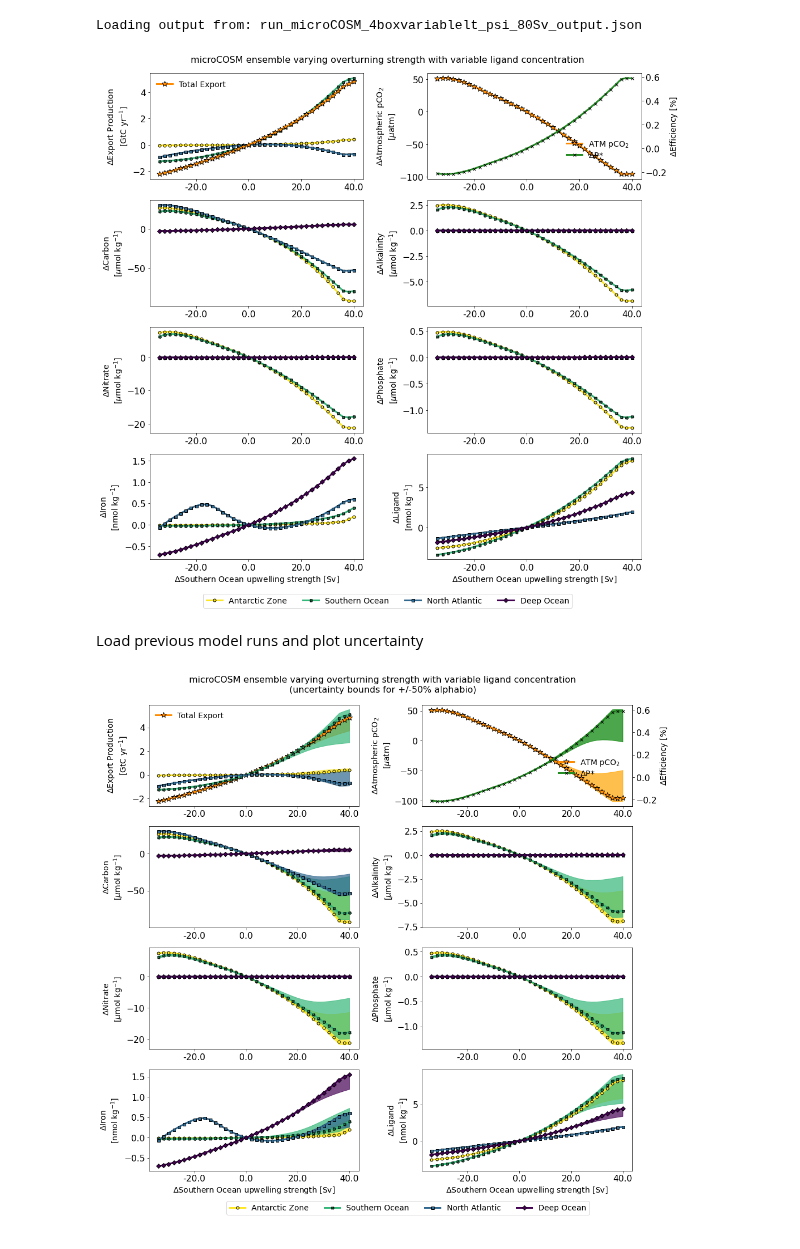
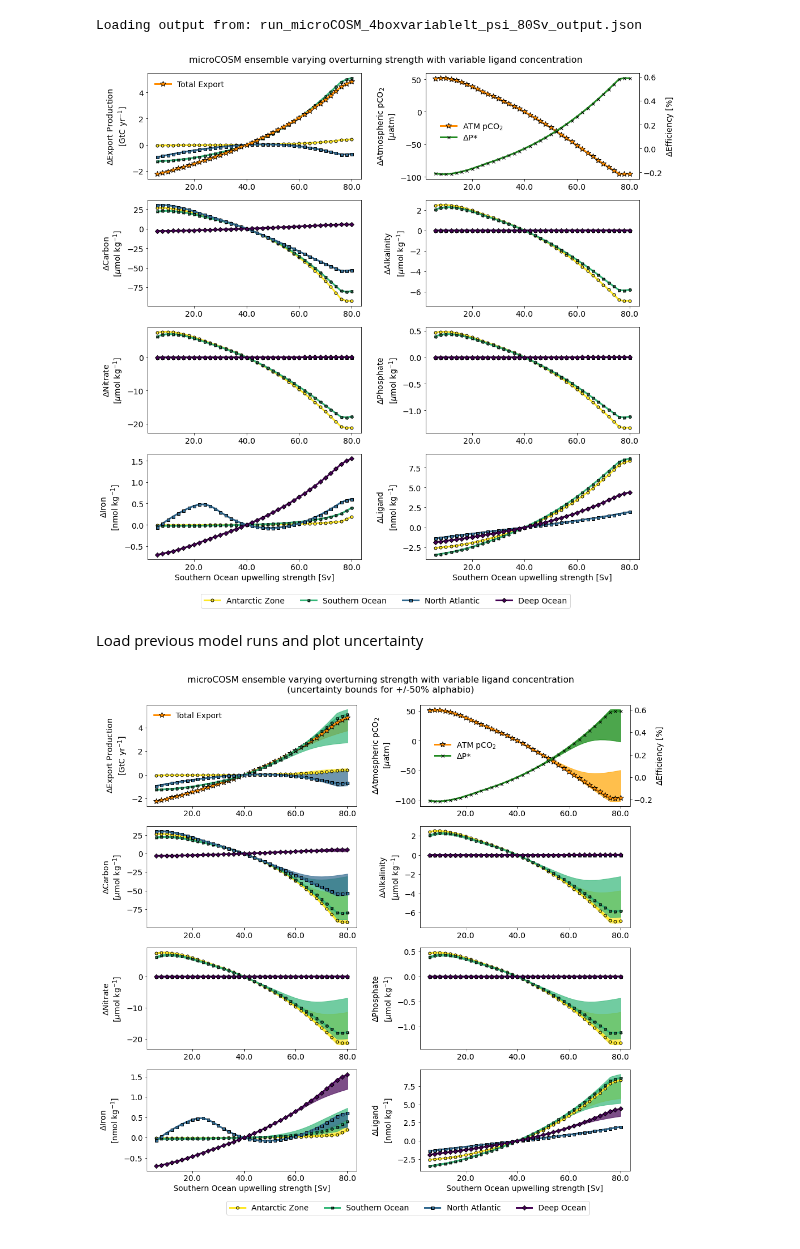
Before and after one commit to seamanticscience/microCOSM, a Jupyter notebook: run_microCOSM_psiensemble_4box.ipynb, the cells around one changed output. Drawn from its saved outputs; the diff is of its cells as text; code cells hidden in the pictures.

```diff
--- a/run_microCOSM_psiensemble_4box.ipynb
+++ b/run_microCOSM_psiensemble_4box.ipynb
@@ -1165,7 +1165,7 @@ mycm = plt.cm.get_cmap("viridis_r")
 
 for ii, name in enumerate({n: names[n] for n in ["AA", "SO", "NA"] if n in names}):
     f3ax[0, 0].plot(
-        ensemble2_anomaly["psi"].iloc[3:]* 1e-6,
+        ensemble2_output["psi"].iloc[3:] * 1e-6,
         ensemble2_anomaly["export" + name.lower()].iloc[3:],
         linewidth       = 3,
         marker          = markers[name][0],
@@ -1174,7 +1174,7 @@ for ii, name in enumerate({n: names[n] for n in ["AA", "SO", "NA"] if n in names
         color           = mycm(ii / (len(names) - 1)),
     )
 f3ax[0, 0].plot(
-    ensemble2_anomaly["psi"].iloc[3:]* 1e-6,
+    ensemble2_output["psi"].iloc[3:] * 1e-6,
     ensemble2_anomaly["tot_export"].iloc[3:],
     linewidth       = 3,
     markersize      = 10,
@@ -1188,7 +1188,7 @@ f3ax[0, 0].xaxis.set_major_formatter(FormatStrFormatter("%.1f"))
 f3ax[0, 0].set_ylabel("$\Delta$Export Production\n[GtC yr$^{-1}$]", fontsize=14)
 
 f3ax[0, 1].plot(
-    ensemble2_anomaly["psi"].iloc[3:]* 1e-6,
+    ensemble2_output["psi"].iloc[3:] * 1e-6,
     ensemble2_anomaly["atmpco2"].iloc[3:],
     linewidth       = 3,
     markersize      = 10,
@@ -1200,7 +1200,7 @@ f3ax[0, 1].plot(
 f3ax[0, 1].legend(
     loc            = "upper left",
     bbox_transform = f3.transFigure,
-    bbox_to_anchor = (0.77, 0.85),
+    bbox_to_anchor = (0.575, 0.88),
     fontsize       = 14,
     frameon        = False,
 )
@@ -1208,7 +1208,7 @@ f3ax[0, 1].xaxis.set_major_formatter(FormatStrFormatter("%.1f"))
 f3ax[0, 1].set_ylabel("$\Delta$Atmospheric pCO$_2$\n[$\mu$atm]", fontsize=14)
 f3ax01b = f3ax[0, 1].twinx()
 f3ax01b.plot(
-    ensemble2_anomaly["psi"].iloc[3:]* 1e-6,
+    ensemble2_output["psi"].iloc[3:] * 1e-6,
     ensemble2_anomaly["pstar"].iloc[3:],
     linewidth       = 3,
     markersize      = 5,
@@ -1220,7 +1220,7 @@ f3ax01b.plot(
 f3ax01b.legend(
     loc="upper left",
     bbox_transform = f3.transFigure,
-    bbox_to_anchor = (0.77, 0.83),
+    bbox_to_anchor = (0.575, 0.86),
     fontsize       = 14,
     frameon        = False,
 )
@@ -1228,7 +1228,7 @@ f3ax01b.set_ylabel("$\Delta$Efficiency [%]", fontsize=14)
 
 for ii, name in enumerate(names):
     f3ax[1, 0].plot(
-        ensemble2_anomaly["psi"].iloc[3:]* 1e-6,
+        ensemble2_output["psi"].iloc[3:] * 1e-6,
         ensemble2_anomaly["c" + name.lower()].iloc[3:],
         linewidth       = 3,
         marker          = markers[name][0],
@@ -1242,7 +1242,7 @@ f3ax[1, 0].set_ylabel("$\Delta$Carbon\n[$\mu$mol kg$^{-1}$]", fontsize=14)
 
 for ii, name in enumerate(names):
     f3ax[1, 1].plot(
-        ensemble2_anomaly["psi"].iloc[3:]* 1e-6,
+        ensemble2_output["psi"].iloc[3:] * 1e-6,
         ensemble2_anomaly["a" + name.lower()].iloc[3:],
         linewidth       = 3,
         marker          = markers[name][0],
@@ -1256,7 +1256,7 @@ f3ax[1, 1].set_ylabel("$\Delta$Alkalinity\n[$\mu$mol kg$^{-1}$]", fontsize=14)
 
 for ii, name in enumerate(names):
     f3ax[2, 0].plot(
-        ensemble2_anomaly["psi"].iloc[3:]* 1e-6,
+        ensemble2_output["psi"].iloc[3:] * 1e-6,
         ensemble2_anomaly["n" + name.lower()].iloc[3:],
         linewidth       = 3,
         marker          = markers[name][0],
@@ -1270,7 +1270,7 @@ f3ax[2, 0].set_ylabel("$\Delta$Nitrate\n[$\mu$mol kg$^{-1}$]", fontsize=14)
 
 for ii, name in enumerate(names):
     f3ax[2, 1].plot(
-        ensemble2_anomaly["psi"].iloc[3:]* 1e-6,
+        ensemble2_output["psi"].iloc[3:] * 1e-6,
         ensemble2_anomaly["p" + name.lower()].iloc[3:],
         linewidth       = 3,
         marker          = markers[name][0],
@@ -1284,7 +1284,7 @@ f3ax[2, 1].set_ylabel("$\Delta$Phosphate\n[$\mu$mol kg$^{-1}$]", fontsize=14)
 
 for ii, name in enumerate(names):
     f3ax[3, 0].plot(
-        ensemble2_anomaly["psi"].iloc[3:]* 1e-6,
+        ensemble2_output["psi"].iloc[3:] * 1e-6,
         ensemble2_anomaly["f" + name.lower()].iloc[3:],
         linewidth       = 3,
         marker          = markers[name][0],
@@ -1295,11 +1295,11 @@ for ii, name in enumerate(names):
     )
 f3ax[3, 0].xaxis.set_major_formatter(FormatStrFormatter("%.1f"))
 f3ax[3, 0].set_ylabel("$\Delta$Iron\n[nmol kg$^{-1}$]", fontsize=14)
-f3ax[3, 0].set_xlabel("$\Delta$Southern Ocean upwelling strength [Sv]", fontsize=14)
+f3ax[3, 0].set_xlabel("Southern Ocean upwelling strength [Sv]", fontsize=14)
 
 for ii, name in enumerate(names):
     f3ax[3, 1].plot(
-        ensemble2_anomaly["psi"].iloc[3:]* 1e-6,
+        ensemble2_output["psi"].iloc[3:] * 1e-6,
         ensemble2_anomaly["l" + name.lower()].iloc[3:],
         linewidth       = 3,
         marker          = markers[name][0],
@@ -1310,37 +1310,37 @@ for ii, name in enumerate(names):
     )
 f3ax[3, 1].xaxis.set_major_formatter(FormatStrFormatter("%.1f"))
 f3ax[3, 1].set_ylabel("$\Delta$Ligand\n[nmol kg$^{-1}$]", fontsize=14)
-f3ax[3, 1].set_xlabel("$\Delta$Southern Ocean upwelling strength [Sv]", fontsize=14)
+f3ax[3, 1].set_xlabel("Southern Ocean upwelling strength [Sv]", fontsize=14)
 
 plt.suptitle(
     "microCOSM ensemble varying overturning strength with variable ligand concentration",
     fontsize=16,
 )
 
 # Add global box legend at the bottom
 f3ax[1, 0].legend(
     bbox_transform = f3.transFigure,
     bbox_to_anchor = (0.5, 0.055),
     fontsize       = 14,
     ncol           = len(ensemble2_input.iloc[0]["dz"]),
     frameon        = True,
     loc            = "center",
 )
 
 # Can adjust the subplot size
 plt.subplots_adjust(wspace=0.3, top=0.95)
 plt.show()
 
 # save the graph
 f3.savefig(
     "microCOSM_{0}_ensemble_psi_{1:.0f}Sv.pdf".format(fnadd,psi_max),
     facecolor   = f3.get_facecolor(),
     edgecolor   = "none",
     bbox_inches = "tight",
 )
 plt.close()
 # %% [output]
-[figure, old version]
+[figure, new version]
 # %% [markdown]
 Load previous model runs and plot uncertainty
 # %%
@@ -1367,7 +1367,7 @@ mycm = plt.cm.get_cmap("viridis_r")
 alpha = 0.7
 
 f4ax[0, 0].plot(
-    ensemble2_anomaly["psi"].iloc[3:]* 1e-6,
+    ensemble2_output["psi"].iloc[3:] * 1e-6,
     ensemble2_anomaly["tot_export"].iloc[3:],
     linewidth       = 3,
     markersize      = 10,
@@ -1377,7 +1377,7 @@ f4ax[0, 0].plot(
     label           = "Total Export",
 )
 f4ax[0, 0].fill_between(
-    ensemble2_anomaly["psi"].iloc[3:]* 1e-6,
+    ensemble2_output["psi"].iloc[3:] * 1e-6,
     ensemble2_deca_anomaly["tot_export"].iloc[3:],
     ensemble2_inca_anomaly["tot_export"].iloc[3:],
     alpha = alpha,
@@ -1385,7 +1385,7 @@ f4ax[0, 0].fill_between(
 )
 for ii, name in enumerate({n: names[n] for n in ["AA", "SO", "NA"] if n in names}):
     f4ax[0, 0].plot(
-        ensemble2_anomaly["psi"].iloc[3:]* 1e-6,
+        ensemble2_output["psi"].iloc[3:] * 1e-6,
         ensemble2_anomaly["export" + name.lower()].iloc[3:],
         linewidth       = 3,
         marker          = markers[name][0],
@@ -1394,7 +1394,7 @@ for ii, name in enumerate({n: names[n] for n in ["AA", "SO", "NA"] if n in names
         color           = mycm(ii / (len(names) - 1)),
     )
     f4ax[0, 0].fill_between(
-        ensemble2_anomaly["psi"].iloc[3:]* 1e-6,
+        ensemble2_output["psi"].iloc[3:] * 1e-6,
         ensemble2_deca_anomaly["export" + name.lower()].iloc[3:],
         ensemble2_inca_anomaly["export" + name.lower()].iloc[3:],
         alpha = alpha,
@@ -1405,7 +1405,7 @@ f4ax[0, 0].xaxis.set_major_formatter(FormatStrFormatter("%.1f"))
 f4ax[0, 0].set_ylabel("$\Delta$Export Production\n[GtC yr$^{-1}$]", fontsize=14)
 
 f4ax[0, 1].plot(
-    ensemble2_anomaly["psi"].iloc[3:]* 1e-6,
+    ensemble2_output["psi"].iloc[3:] * 1e-6,
     ensemble2_anomaly["atmpco2"].iloc[3:],
     linewidth       = 3,
     markersize      = 10,
@@ -1415,7 +1415,7 @@ f4ax[0, 1].plot(
     label           = "ATM pCO$_2$",
 )
 f4ax[0, 1].fill_between(
-    ensemble2_anomaly["psi"].iloc[3:]* 1e-6,
+    ensemble2_output["psi"].iloc[3:] * 1e-6,
     ensemble2_deca_anomaly["atmpco2"].iloc[3:],
     ensemble2_inca_anomaly["atmpco2"].iloc[3:],
     alpha = alpha,
@@ -1423,7 +1423,7 @@ f4ax[0, 1].fill_between(
 )
 f4ax[0, 1].legend(
     bbox_transform = f4.transFigure,
-    bbox_to_anchor = (0.77, 0.85),
+    bbox_to_anchor = (0.575, 0.88),
     fontsize       = 14,
     frameon        = False,
     loc            = "upper left",
@@ -1432,7 +1432,7 @@ f4ax[0, 1].xaxis.set_major_formatter(FormatStrFormatter("%.1f"))
 f4ax[0, 1].set_ylabel("$\Delta$Atmospheric pCO$_2$\n[$\mu$atm]", fontsize=14)
 f4ax01b = f4ax[0, 1].twinx()
 f4ax01b.plot(
-    ensemble2_anomaly["psi"].iloc[3:]* 1e-6,
+    ensemble2_output["psi"].iloc[3:] * 1e-6,
     ensemble2_anomaly["pstar"].iloc[3:],
     linewidth       = 3,
     markersize      = 5,
@@ -1442,7 +1442,7 @@ f4ax01b.plot(
     label           = "$\Delta$P*",
 )
 f4ax01b.fill_between(
-    ensemble2_anomaly["psi"].iloc[3:]* 1e-6,
+    ensemble2_output["psi"].iloc[3:] * 1e-6,
     ensemble2_deca_anomaly["pstar"].iloc[3:],
     ensemble2_inca_anomaly["pstar"].iloc[3:],
     alpha = alpha,
@@ -1450,7 +1450,7 @@ f4ax01b.fill_between(
 )
 f4ax01b.legend(
     bbox_transform = f4.transFigure,
-    bbox_to_anchor = (0.77, 0.83),
+    bbox_to_anchor = (0.575, 0.86),
     fontsize       = 14,
     frameon        = False,
     loc            = "upper left",
@@ -1459,7 +1459,7 @@ f4ax01b.set_ylabel("$\Delta$Efficiency [%]", fontsize=14)
 
 for ii, name in enumerate(names):
     f4ax[1, 0].plot(
-        ensemble2_anomaly["psi"].iloc[3:]* 1e-6,
+        ensemble2_output["psi"].iloc[3:] * 1e-6,
         ensemble2_anomaly["c" + name.lower()].iloc[3:],
         linewidth       = 3,
         marker          = markers[name][0],
@@ -1469,7 +1469,7 @@ for ii, name in enumerate(names):
         label           = names[name],
     )
     f4ax[1, 0].fill_between(
-        ensemble2_anomaly["psi"].iloc[3:]* 1e-6,
+        ensemble2_output["psi"].iloc[3:] * 1e-6,
         ensemble2_deca_anomaly["c" + name.lower()].iloc[3:],
         ensemble2_inca_anomaly["c" + name.lower()].iloc[3:],
         alpha = alpha,
@@ -1480,7 +1480,7 @@ f4ax[1, 0].set_ylabel("$\Delta$Carbon\n[$\mu$mol kg$^{-1}$]", fontsize=14)
 
 for ii, name in enumerate(names):
     f4ax[1, 1].plot(
-        ensemble2_anomaly["psi"].iloc[3:]* 1e-6,
+        ensemble2_output["psi"].iloc[3:] * 1e-6,
         ensemble2_anomaly["a" + name.lower()].iloc[3:],
         linewidth       = 3,
         marker          = markers[name][0],
@@ -1490,7 +1490,7 @@ for ii, name in enumerate(names):
         label           = names[name],
     )
     f4ax[1, 1].fill_between(
-        ensemble2_anomaly["psi"].iloc[3:]* 1e-6,
+        ensemble2_output["psi"].iloc[3:] * 1e-6,
         ensemble2_deca_anomaly["a" + name.lower()].iloc[3:],
         ensemble2_inca_anomaly["a" + name.lower()].iloc[3:],
         alpha = alpha,
@@ -1501,7 +1501,7 @@ f4ax[1, 1].set_ylabel("$\Delta$Alkalinity\n[$\mu$mol kg$^{-1}$]", fontsize=14)
 
 for ii, name in enumerate(names):
     f4ax[2, 0].plot(
-        ensemble2_anomaly["psi"].iloc[3:]* 1e-6,
+        ensemble2_output["psi"].iloc[3:] * 1e-6,
         ensemble2_anomaly["n" + name.lower()].iloc[3:],
         linewidth       = 3,
         marker          = markers[name][0],
@@ -1511,7 +1511,7 @@ for ii, name in enumerate(names):
         label           = names[name],
     )
     f4ax[2, 0].fill_between(
-        ensemble2_anomaly["psi"].iloc[3:]* 1e-6,
+        ensemble2_output["psi"].iloc[3:] * 1e-6,
         ensemble2_deca_anomaly["n" + name.lower()].iloc[3:],
         ensemble2_inca_anomaly["n" + name.lower()].iloc[3:],
         alpha = alpha,
@@ -1522,7 +1522,7 @@ f4ax[2, 0].set_ylabel("$\Delta$Nitrate\n[$\mu$mol kg$^{-1}$]", fontsize=14)
 
 for ii, name in enumerate(names):
     f4ax[2, 1].plot(
-        ensemble2_anomaly["psi"].iloc[3:]* 1e-6,
+        ensemble2_output["psi"].iloc[3:] * 1e-6,
         ensemble2_anomaly["p" + name.lower()].iloc[3:],
         linewidth       = 3,
         marker          = markers[name][0],
@@ -1532,7 +1532,7 @@ for ii, name in enumerate(names):
         label           = names[name],
     )
     f4ax[2, 1].fill_between(
-        ensemble2_anomaly["psi"].iloc[3:]* 1e-6,
+        ensemble2_output["psi"].iloc[3:] * 1e-6,
         ensemble2_deca_anomaly["p" + name.lower()].iloc[3:],
         ensemble2_inca_anomaly["p" + name.lower()].iloc[3:],
         alpha = alpha,
@@ -1543,7 +1543,7 @@ f4ax[2, 1].set_ylabel("$\Delta$Phosphate\n[$\mu$mol kg$^{-1}$]", fontsize=14)
 
 for ii, name in enumerate(names):
     f4ax[3, 0].plot(
-        ensemble2_anomaly["psi"].iloc[3:]* 1e-6,
+        ensemble2_output["psi"].iloc[3:] * 1e-6,
         ensemble2_anomaly["f" + name.lower()].iloc[3:],
         linewidth       = 3,
         marker          = markers[name][0],
@@ -1553,7 +1553,7 @@ for ii, name in enumerate(names):
         label           = names[name],
     )
     f4ax[3, 0].fill_between(
-        ensemble2_anomaly["psi"].iloc[3:]* 1e-6,
+        ensemble2_output["psi"].iloc[3:] * 1e-6,
         ensemble2_deca_anomaly["f" + name.lower()].iloc[3:],
         ensemble2_inca_anomaly["f" + name.lower()].iloc[3:],
         alpha = alpha,
@@ -1561,11 +1561,11 @@ for ii, name in enumerate(names):
     )
 f4ax[3, 0].xaxis.set_major_formatter(FormatStrFormatter("%.1f"))
 f4ax[3, 0].set_ylabel("$\Delta$Iron\n[nmol kg$^{-1}$]", fontsize=14)
-f4ax[3, 0].set_xlabel("$\Delta$Southern Ocean upwelling strength [Sv]", fontsize=14)
+f4ax[3, 0].set_xlabel("Southern Ocean upwelling strength [Sv]", fontsize=14)
 
 for ii, name in enumerate(names):
     f4ax[3, 1].plot(
-        ensemble2_anomaly["psi"].iloc[3:]* 1e-6,
+        ensemble2_output["psi"].iloc[3:] * 1e-6,
         ensemble2_anomaly["l" + name.lower()].iloc[3:],
         linewidth       = 3,
         marker          = markers[name][0],
@@ -1575,7 +1575,7 @@ for ii, name in enumerate(names):
         label           = names[name],
     )
     f4ax[3, 1].fill_between(
-        ensemble2_anomaly["psi"].iloc[3:]* 1e-6,
+        ensemble2_output["psi"].iloc[3:] * 1e-6,
         ensemble2_deca_anomaly["l" + name.lower()].iloc[3:],
         ensemble2_inca_anomaly["l" + name.lower()].iloc[3:],
         alpha = alpha,
@@ -1583,7 +1583,7 @@ for ii, name in enumerate(names):
     )
 f4ax[3, 1].xaxis.set_major_formatter(FormatStrFormatter("%.1f"))
 f4ax[3, 1].set_ylabel("$\Delta$Ligand\n[nmol kg$^{-1}$]", fontsize=14)
-f4ax[3, 1].set_xlabel("$\Delta$Southern Ocean upwelling strength [Sv]", fontsize=14)
+f4ax[3, 1].set_xlabel("Southern Ocean upwelling strength [Sv]", fontsize=14)
 
 plt.suptitle(
     "microCOSM ensemble varying overturning strength with variable ligand concentration\n(uncertainty bounds for +/-50% alphabio)",
@@ -1613,7 +1613,7 @@ f4.savefig(
 )
 plt.close()
 # %% [output]
-[figure, old version]
+[figure, new version]
 # %%
 # Load steady state values from before
 ensemble2_decd = pd.read_json(
```
Also changed, not shown: parts of 10 cells of this notebook.
